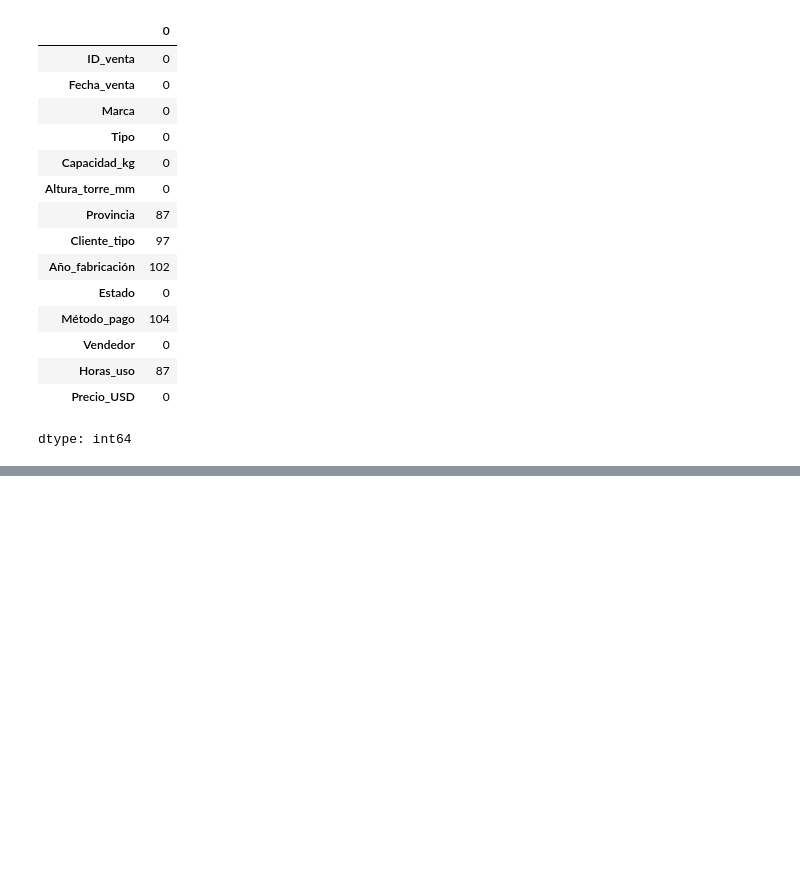
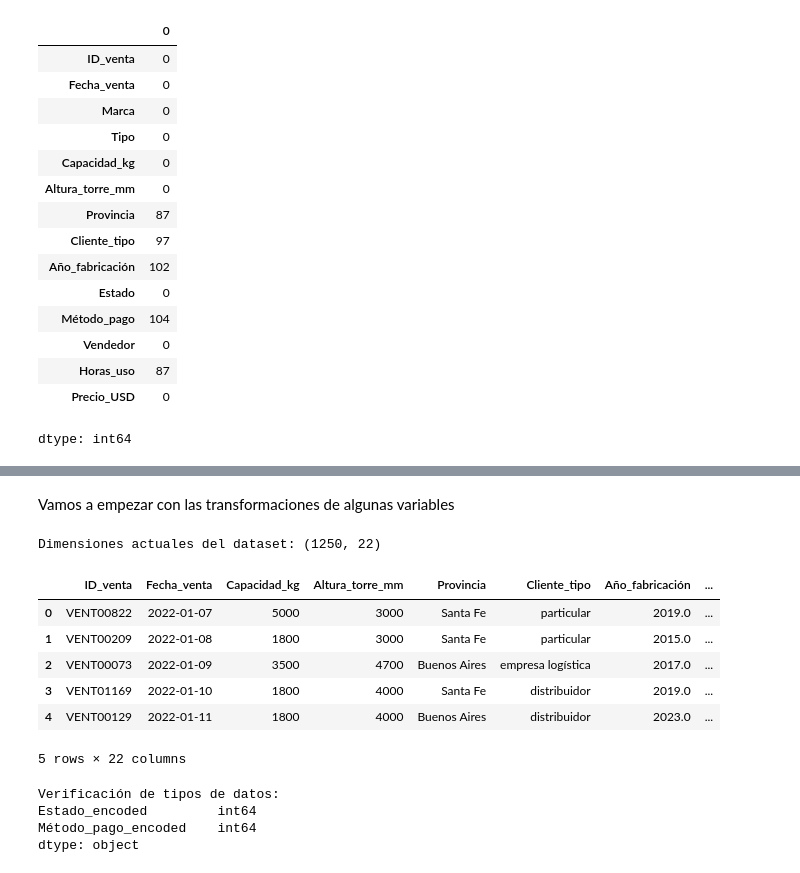
Before and after one commit to ameschini2206/DSII-Primera_Entrega_Alejandro_Meschini, a Jupyter notebook: Primera_Entrega.ipynb, the cells around one changed output, grey strips where cells are left out. Saved outputs shown, nothing was run; the diff lists cells and outputs as text; code cells hidden in the pictures; blank space fills up the shorter version.

```diff
--- a/Primera_Entrega.ipynb
+++ b/Primera_Entrega.ipynb
@@ -214,0 +306,50 @@ Vemos que hay varios valores faltantes en varias columnas. Vamos a empezar a tra
+# %% [markdown]
+Vamos a empezar con las transformaciones de algunas variables
+# %%
+# Definimos el mapa de regiones
+mapa_zonas = {
+    'Salta': 'Norte', 'Jujuy': 'Norte', 'Tucumán': 'Norte', 'Chaco': 'Norte',
+    'Buenos Aires': 'Centro', 'Santa Fe': 'Centro', 'Córdoba': 'Centro', 'Entre Ríos': 'Centro',
+    'Neuquén': 'Sur', 'Chubut': 'Sur', 'Santa Cruz': 'Sur', 'Tierra del Fuego': 'Sur', 'Mendoza': 'Centro' # Mendoza suele agruparse en Cuyo/Centro
+}
+
+# Creamos la variable 'Zona'
+df['Zona'] = df['Provincia'].map(mapa_zonas)
+
+# Verificamos si quedó algún nulo (por si alguna provincia no estaba en el mapa)
+df['Zona'] = df['Zona'].fillna('Otras')
+# %%
+# Mapeo para Estado (jerarquía de valor/conservación)
+mapa_estado = {'nuevo': 3, 'reacondicionado': 2, 'usado': 1}
+df['Estado_encoded'] = df['Estado'].map(mapa_estado)
+
+# Mapeo para Método de Pago (jerarquía de liquidez/costo financiero)
+# Por ejemplo: Contado (más valor inmediato) > Crédito > Leasing
+mapa_pago = {'contado': 3, 'crédito': 2, 'leasing': 1}
+df['Método_pago_encoded'] = df['Método_pago'].map(mapa_pago)
+# %%
+# Aplicamos One-Hot Encoding a las variables nominales
+df_final = pd.get_dummies(df, columns=['Zona', 'Marca', 'Tipo'], drop_first=True)
+
+# El parámetro drop_first=True es para evitar la "trampa de la variable ficticia" (multicolinealidad)
+# %%
+# 1. Visualizar las primeras filas del nuevo DataFrame transformado
+print("Dimensiones actuales del dataset:", df_final.shape)
+display(df_final.head())
+
+# 2. Verificar los tipos de datos para asegurar que todo sea numérico para el modelo
+print("\nVerificación de tipos de datos:")
+print(df_final[['Estado_encoded', 'Método_pago_encoded']].dtypes)
+# %% [output]
+Dimensiones actuales del dataset: (1250, 22)
+|  | ID_venta | Fecha_venta | Capacidad_kg | Altura_torre_mm | Provincia | Cliente_tipo | Año_fabricación | ... |
+| 0 | VENT00822 | 2022-01-07 | 5000 | 3000 | Santa Fe | particular | 2019.0 | ... |
+| 1 | VENT00209 | 2022-01-08 | 1800 | 3000 | Santa Fe | particular | 2015.0 | ... |
+| 2 | VENT00073 | 2022-01-09 | 3500 | 4700 | Buenos Aires | empresa logística | 2017.0 | ... |
+| 3 | VENT01169 | 2022-01-10 | 1800 | 4000 | Santa Fe | distribuidor | 2019.0 | ... |
+| 4 | VENT00129 | 2022-01-11 | 1800 | 4000 | Buenos Aires | distribuidor | 2023.0 | ... |
+5 rows × 22 columns
+Verificación de tipos de datos:
+Estado_encoded         int64
+Método_pago_encoded    int64
+dtype: object
```
Also changed, not shown: parts of 8 cells of this notebook.
